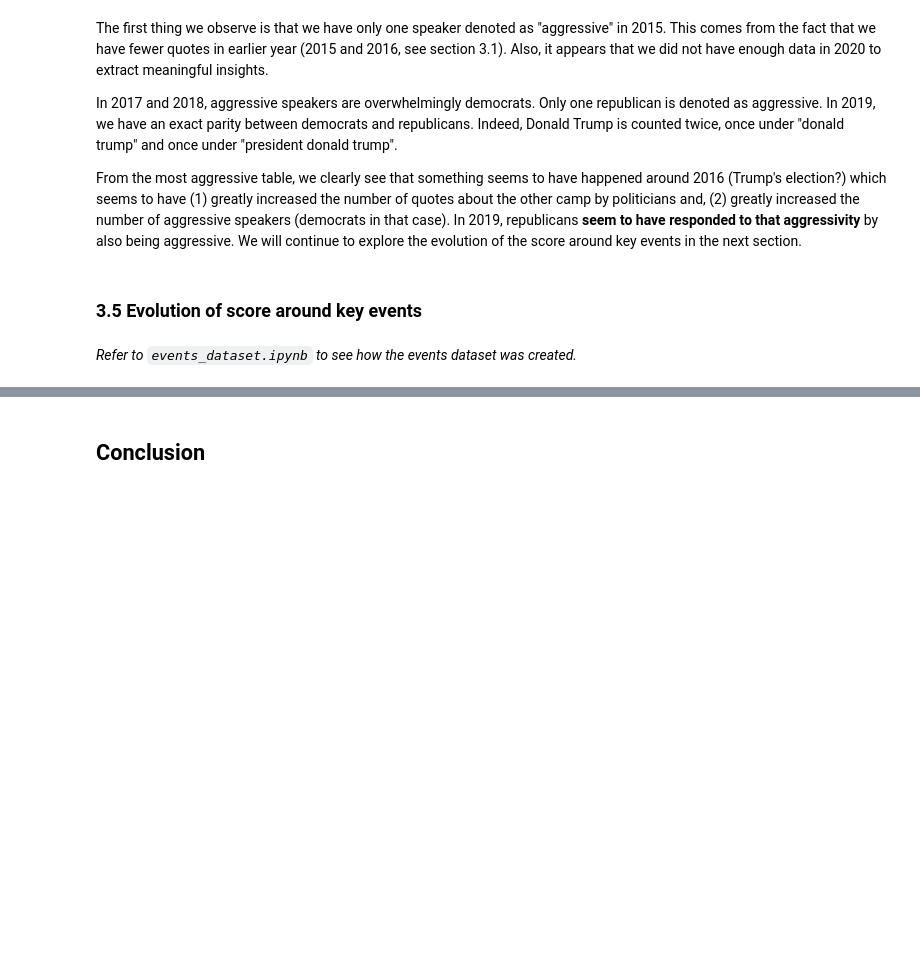
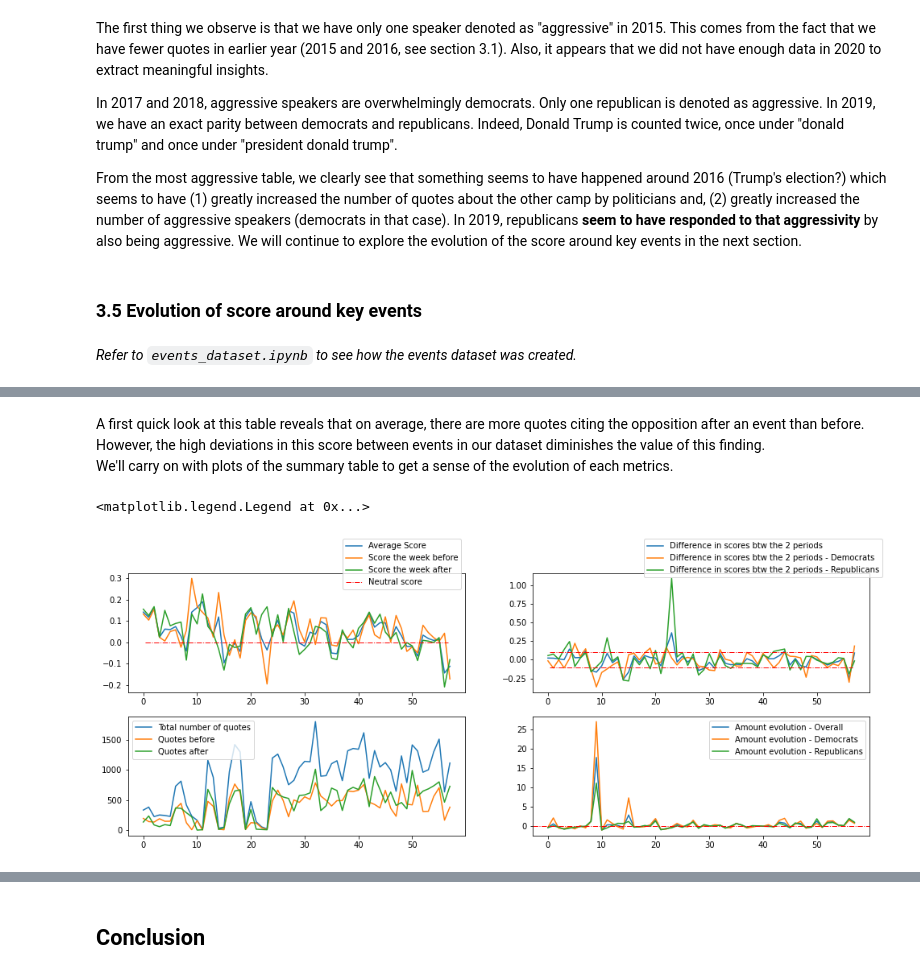
Before and after one commit to epfl-ada/ada-2021-project-apa, a Jupyter notebook: sentiment_eda.ipynb, the cells around one changed output, grey strips where cells are left out. Saved outputs shown, nothing was run; the diff lists cells and outputs as text; code cells hidden in the pictures; blank space fills up the shorter version.

```diff
--- a/sentiment_eda.ipynb
+++ b/sentiment_eda.ipynb
@@ -735,0 +848,28 @@ _Refer to `events_dataset.ipynb` to see how the events dataset was created._
+# %% [markdown]
+A first quick look at this table reveals that on average, there are more quotes citing the opposition after an event than before. However, the high deviations in this score between events in our dataset diminishes the value of this finding. <br>
+We'll carry on with plots of the summary table to get a sense of the evolution of each metrics. <br>
+# %%
+fig, axes = plt.subplots(2, 2, figsize=(16.5,6))
+axes[0,0].plot(sum_all.iloc[:,1], label=('Average Score'))
+axes[0,0].plot(sum_all.iloc[:,2], label=('Score the week before'))
+axes[0,0].plot(sum_all.iloc[:,3], label=('Score the week after'))
+axes[0,0].axhline(y=0, xmin=0.05, xmax=0.95, color='r', linestyle='-.', linewidth=1, label=('Neutral score'))
+axes[0,0].legend(loc='best', bbox_to_anchor=(1, 1.32))
+axes[0,1].plot(sum_all.iloc[:,4], label=('Difference in scores btw the 2 periods'))
+axes[0,1].plot(sum_dem.iloc[:,4], label=('Difference in scores btw the 2 periods - Democrats'))
+axes[0,1].plot(sum_rep.iloc[:,4], label=('Difference in scores btw the 2 periods - Republicans'))
+axes[0,1].legend(loc='upper right', bbox_to_anchor=(1.05, 1.32))
+axes[0,1].axhline(y=0.1, xmin=0.05, xmax=0.95, color='r', linestyle='-.', linewidth=1)
+axes[0,1].axhline(y=-0.1, xmin=0.05, xmax=0.95, color='r', linestyle='-.', linewidth=1)
+axes[1,0].plot(sum_all.iloc[:,5], label=('Total number of quotes'))
+axes[1,0].plot(sum_all.iloc[:,6], label=('Quotes before'))
+axes[1,0].plot(sum_all.iloc[:,7], label=('Quotes after'))
+axes[1,0].legend()
+axes[1,1].plot(sum_all.iloc[:,8], label=('Amount evolution - Overall'))
+axes[1,1].plot(sum_dem.iloc[:,8], label=('Amount evolution - Democrats'))
+axes[1,1].plot(sum_rep.iloc[:,8], label=('Amount evolution - Republicans'))
+axes[1,1].axhline(y=0, color='r', linestyle='-.', linewidth=1)
+axes[1,1].legend()
+# %% [output]
+<matplotlib.legend.Legend at 0x...>
+[figure, added]
```
Also changed, not shown: parts of 38 cells of this notebook.
